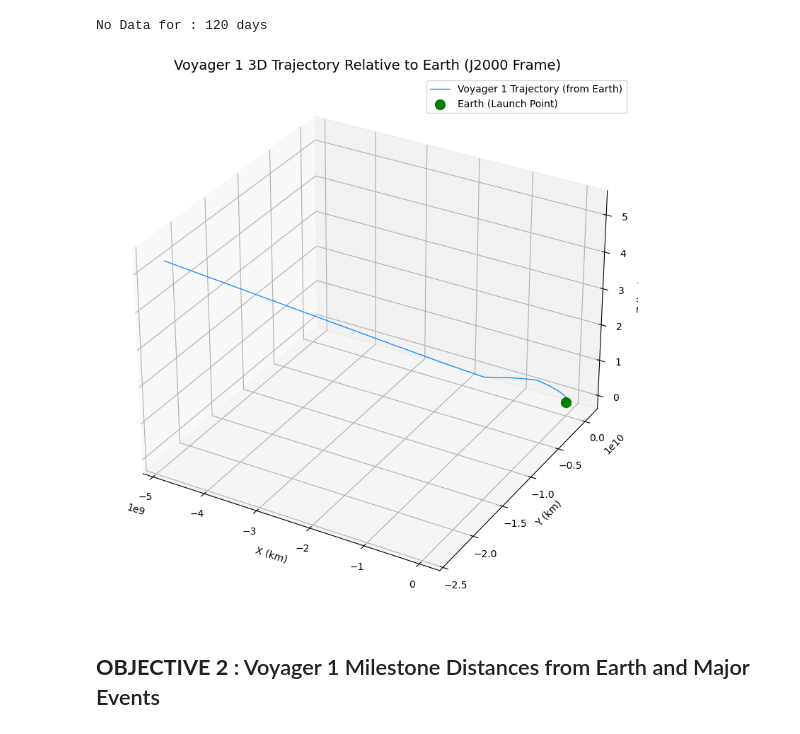
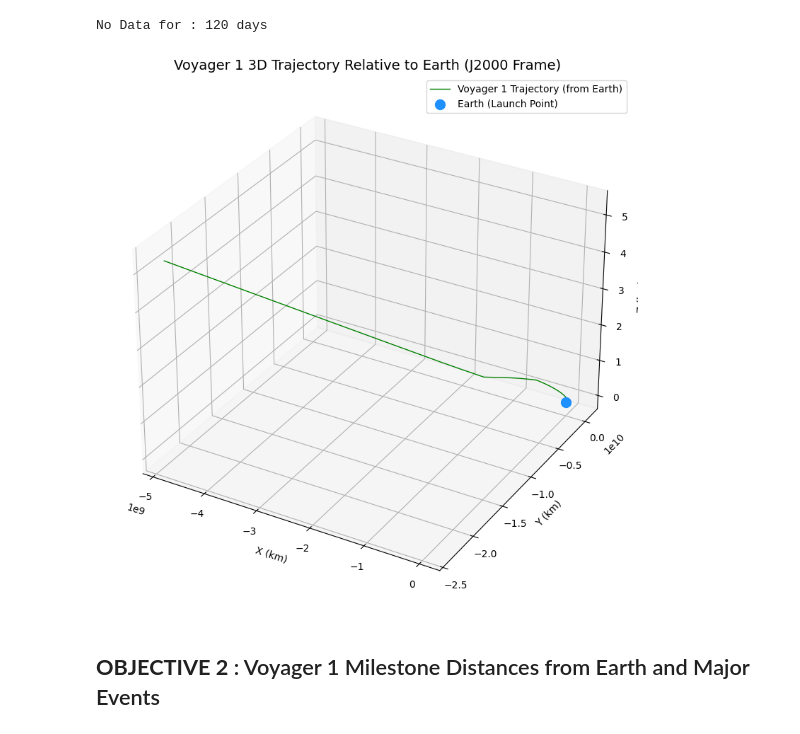
Before and after one commit to bhavin-io/nasa-voyager1-analysis, a Jupyter notebook: nasa-voyager1-analysis.ipynb, the cells around one changed output. Cells and saved outputs as stored; diff of their text form; code cells hidden in the pictures.

Commit message:
Fixed earth color and trajectory colors

```diff
--- a/nasa-voyager1-analysis.ipynb
+++ b/nasa-voyager1-analysis.ipynb
@@ -98,34 +98,34 @@ No Data for : 120 days
 # %%
 import matplotlib.pyplot as plt
 
 origin = trajectory_df.loc[0, ["x", "y", "z"]].values
 trajectory_df["x_rel"] = trajectory_df["x"] - origin[0]
 trajectory_df["y_rel"] = trajectory_df["y"] - origin[1]
 trajectory_df["z_rel"] = trajectory_df["z"] - origin[2]
 
 # Extracting shifted coordinates
 x = trajectory_df["x_rel"]
 y = trajectory_df["y_rel"]
 z = trajectory_df["z_rel"]
 
 # Plotting the 3D trajectory
 fig = plt.figure(figsize=(10, 8))
 ax = fig.add_subplot(111, projection='3d')
 
-ax.plot(x, y, z, color='dodgerblue', linewidth=1, label="Voyager 1 Trajectory (from Earth)")
-ax.scatter(0, 0, 0, color='green', s=100, label='Earth (Launch Point)')
+ax.plot(x, y, z, color='green', linewidth=1, label="Voyager 1 Trajectory (from Earth)")
+ax.scatter(0, 0, 0, color='dodgerblue', s=100, label='Earth (Launch Point)')
 
 # Labels and styling
 ax.set_title("Voyager 1 3D Trajectory Relative to Earth (J2000 Frame)", fontsize=14)
 ax.set_xlabel("X (km)")
 ax.set_ylabel("Y (km)")
 ax.set_zlabel("Z (km)")
 ax.legend()
 ax.grid(True)
 plt.tight_layout()
 plt.show()
 # %% [output]
-[figure, old version]
+[figure, new version]
 # %% [markdown]
 ## **OBJECTIVE 2** : Voyager 1 Milestone Distances from Earth and Major Events
 # %% [markdown]
```
